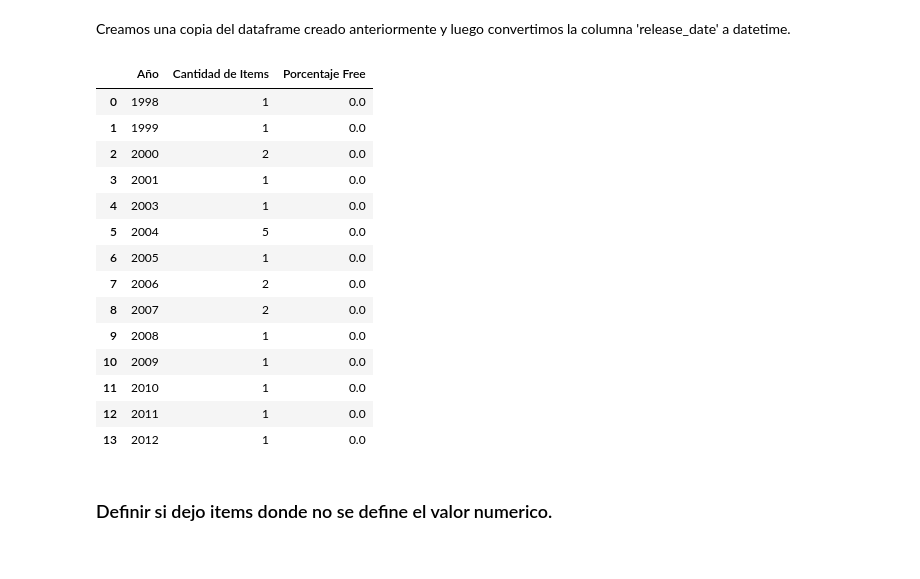
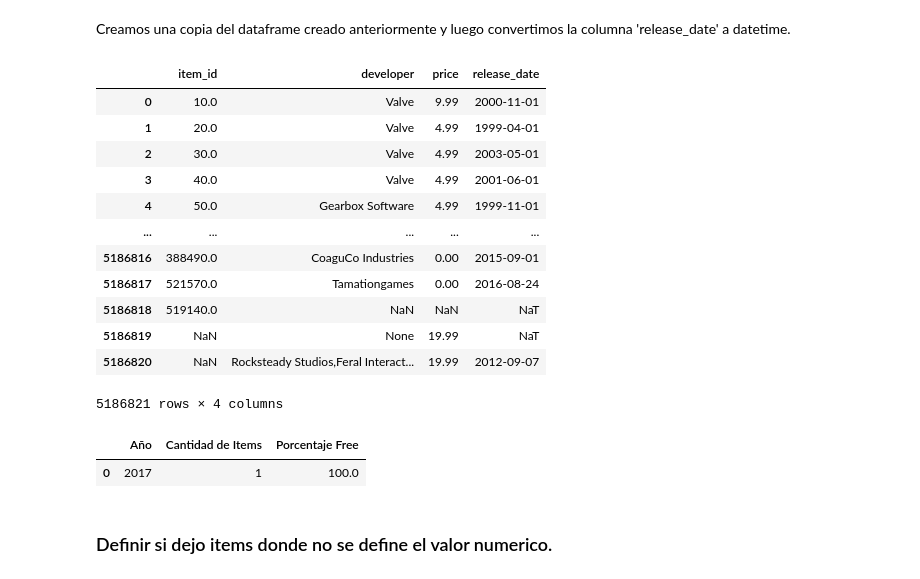
Before and after one commit to JPBertonee/PI_MLOps_Henry, a Jupyter notebook: Desarrollo.ipynb, the cells around one changed output. Drawn from its saved outputs; the diff is of its cells as text; code cells hidden in the pictures.

```diff
--- a/Desarrollo.ipynb
+++ b/Desarrollo.ipynb
@@ -771,6 +771,22 @@ Creamos una copia del dataframe creado anteriormente y luego convertimos la colu
 # %%
 df_f5 = df_f5_prueba.copy()
 df_f5['release_date'] = pd.to_datetime(df_f5['release_date'])
+# %%
+df_f5
+# %% [output]
+|  | item_id | developer | price | release_date |
+| 0 | 10.0 | Valve | 9.99 | 2000-11-01 |
+| 1 | 20.0 | Valve | 4.99 | 1999-04-01 |
+| 2 | 30.0 | Valve | 4.99 | 2003-05-01 |
+| 3 | 40.0 | Valve | 4.99 | 2001-06-01 |
+| 4 | 50.0 | Gearbox Software | 4.99 | 1999-11-01 |
+| ... | ... | ... | ... | ... |
+| 5186816 | 388490.0 | CoaguCo Industries | 0.00 | 2015-09-01 |
+| 5186817 | 521570.0 | Tamationgames | 0.00 | 2016-08-24 |
+| 5186818 | 519140.0 | NaN | NaN | NaT |
+| 5186819 | NaN | None | 19.99 | NaT |
+| 5186820 | NaN | Rocksteady Studios,Feral Interact... | 19.99 | 2012-09-07 |
+5186821 rows × 4 columns
 # %%
 def developer(desarrollador):
 
@@ -810,24 +826,11 @@ def developer(desarrollador):
     })
 
     return resultados
-# %%
-developer('Valve')
-# %% [output]
-|  | Año | Cantidad de Items | Porcentaje Free |
-| 0 | 1998 | 1 | 0.0 |
-| 1 | 1999 | 1 | 0.0 |
-| 2 | 2000 | 2 | 0.0 |
-| 3 | 2001 | 1 | 0.0 |
-| 4 | 2003 | 1 | 0.0 |
-| 5 | 2004 | 5 | 0.0 |
-| 6 | 2005 | 1 | 0.0 |
-| 7 | 2006 | 2 | 0.0 |
-| 8 | 2007 | 2 | 0.0 |
-| 9 | 2008 | 1 | 0.0 |
-| 10 | 2009 | 1 | 0.0 |
-| 11 | 2010 | 1 | 0.0 |
-| 12 | 2011 | 1 | 0.0 |
-| 13 | 2012 | 1 | 0.0 |
+# %%
+developer('Smartly Dressed Games')
+# %% [output]
+|  | Año | Cantidad de Items | Porcentaje Free |
+| 0 | 2017 | 1 | 100.0 |
 # %% [markdown]
 ### Definir si dejo items donde no se define el valor numerico.
 # %% [markdown]
```
Also changed, not shown: parts of 2 cells of this notebook, 2 other files.
